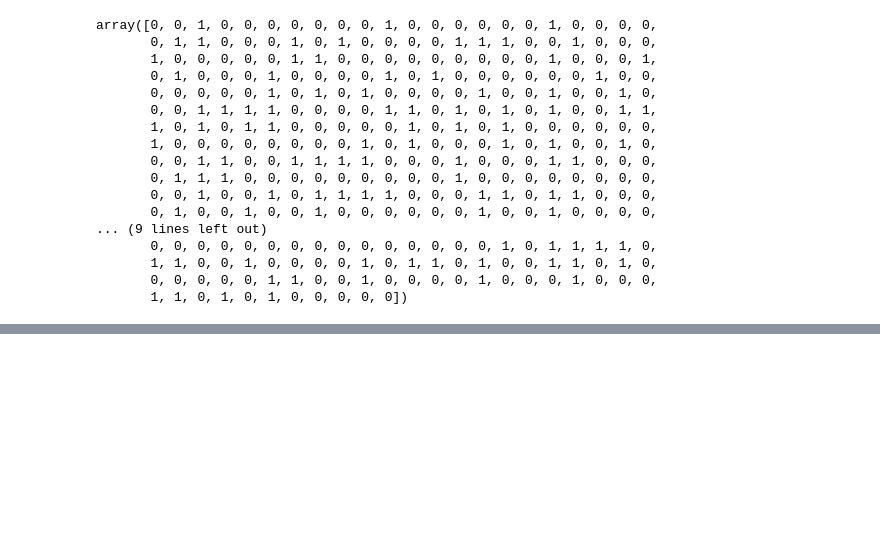
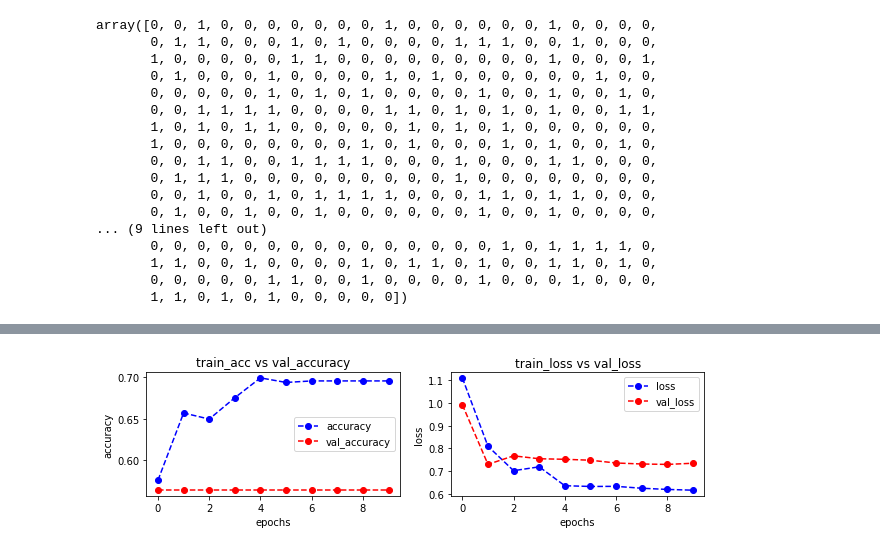
Before and after one commit to seishu86/CSI_6_CSP_2122_3605631, a Jupyter notebook: DraftCNN.ipynb, the cells around one changed output, grey strips where cells are left out. Drawn from its saved outputs; the diff is of its cells as text; code cells hidden in the pictures; blank space fills up the shorter version.

```diff
--- a/DraftCNN.ipynb
+++ b/DraftCNN.ipynb
@@ -254,3 +258,10 @@ Total params: 770,625
 Trainable params: 770,625
 Non-trainable params: 0
 _________________________________________________________________
+# %%
+# complie
+CNNmodel.compile(loss=keras.losses.BinaryCrossentropy(from_logits=True),
+                 optimizer=tf.keras.optimizers.Adam(lr=1e-5), metrics=['accuracy'])
+# %%
+# fit CNNmodel
+history=CNNmodel.fit(xTrainValue, yTrainValue, epochs=10, validation_data=(xTestValue, yTestValue))
@@ -256,0 +289,37 @@ _________________________________________________________________
+# %%
+# plot the accuracy and loss
+def plot_accuracy_loss(history):
+
+    fig = plt.figure(figsize=(10,5))
+
+    # Plot accuracy
+    plt.subplot(221)
+    # find accuracy
+    plt.plot(history.history['accuracy'],'bo--', label = "accuracy")
+    # find validation accuracy
+    plt.plot(history.history['val_accuracy'], 'ro--', label = "val_accuracy")
+    # set title
+    plt.title("train_acc vs val_accuracy")
+    # set labels
+    plt.ylabel("accuracy")
+    plt.xlabel("epochs")
+    # set legend
+    plt.legend()
+
+    # Plot loss
+    plt.subplot(222)
+    # find loss value
+    plt.plot(history.history['loss'],'bo--', label = "loss")
+    # find validation loss value
+    plt.plot(history.history['val_loss'], 'ro--', label = "val_loss")
+    plt.title("train_loss vs val_loss")
+    # set labels and legend
+    plt.ylabel("loss")
+    plt.xlabel("epochs")
+
+    plt.legend()
+    plt.show()
+# plot accuracy and loss
+plot_accuracy_loss(history)
+# %% [output]
+[figure, added]
```
Also changed, not shown: parts of 5 cells of this notebook.
